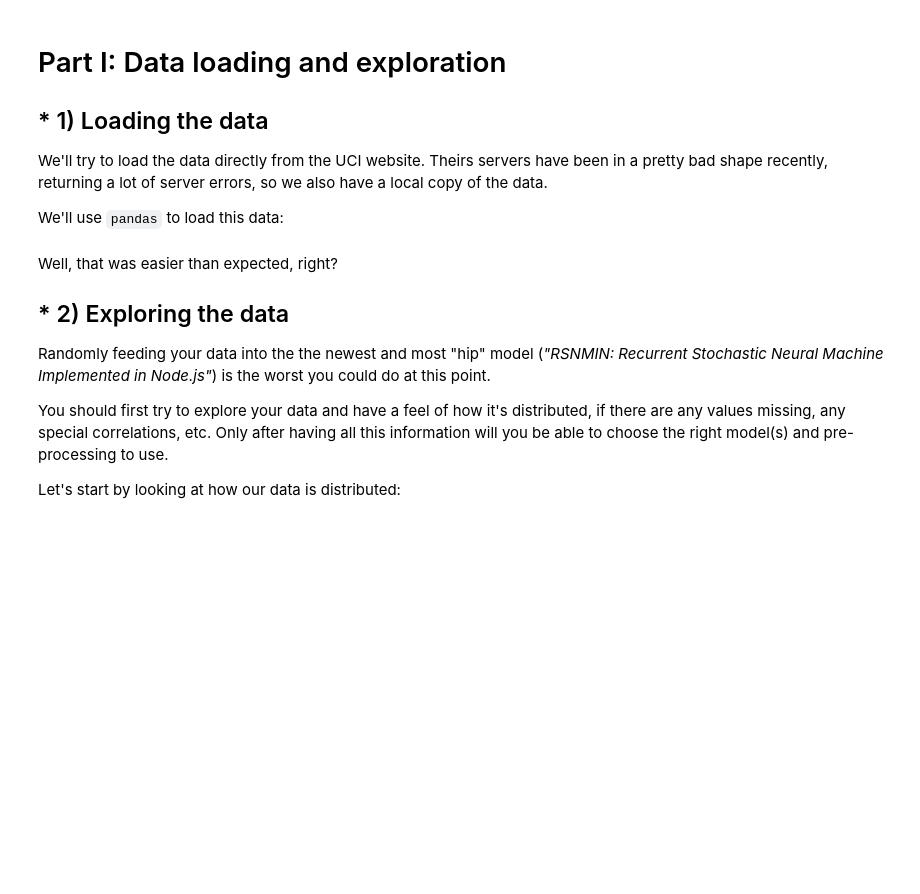
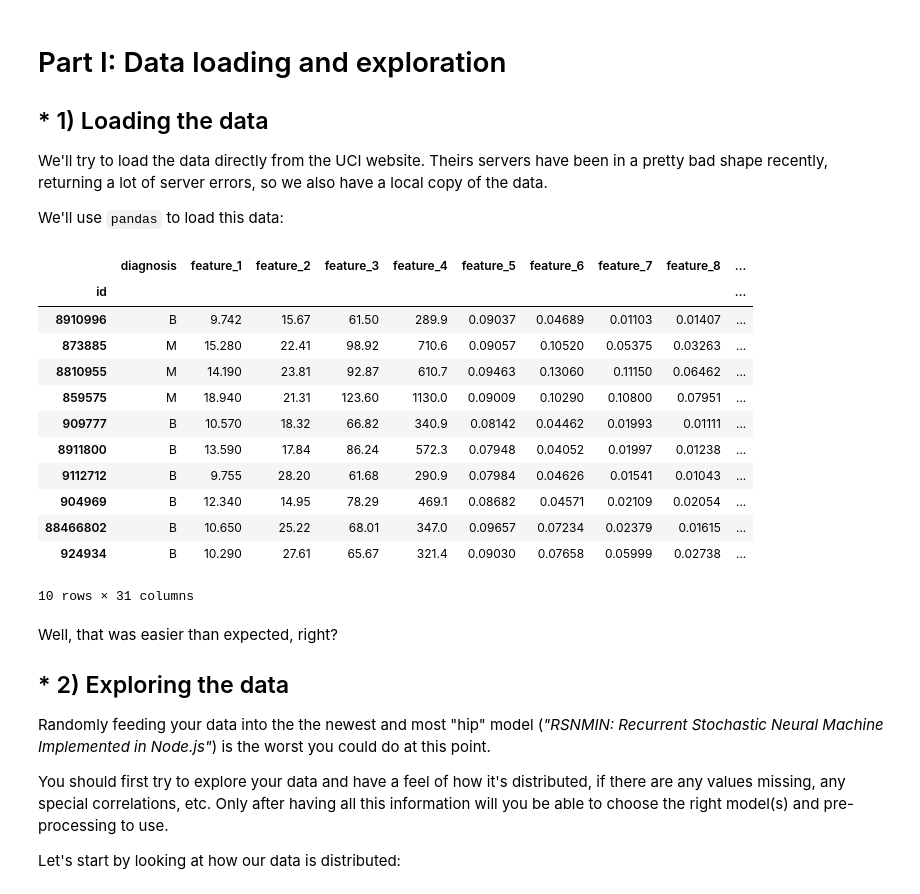
Before and after one commit to halflings/bio-data-workshop, a Jupyter notebook: notebook.ipynb, the cells around one changed output. Cells and saved outputs as stored; diff of their text form; code cells hidden in the pictures; blank space fills up the shorter version.

```diff
--- a/notebook.ipynb
+++ b/notebook.ipynb
@@ -90,14 +92,30 @@ We'll use `pandas` to load this data:
 # %%
 # The dataset doesn't contain a header containing column names
 # so we generate them ourselves.
 feature_columns = ['feature_{}'.format(i) for i in range(1, 31)]
 columns = ['id', 'diagnosis'] + feature_columns
 
 # Reading data from a
 #DATA_PATH = 'https://archive.ics.uci.edu/ml/machine-learning-databases/breast-cancer-wisconsin/wdbc.data'
 DATA_PATH = 'wdbc.data'
 df = pd.read_csv(DATA_PATH, header=None, names=columns, index_col='id')
 df['diagnosis'] = df['diagnosis'].astype('category')
+
+df.sample(10)
+# %% [output]
+|  | diagnosis | feature_1 | feature_2 | feature_3 | feature_4 | feature_5 | feature_6 | feature_7 | feature_8 | ... |
+| id |  |  |  |  |  |  |  |  |  | ... |
+| 8910996 | B | 9.742 | 15.67 | 61.50 | 289.9 | 0.09037 | 0.04689 | 0.01103 | 0.01407 | ... |
+| 873885 | M | 15.280 | 22.41 | 98.92 | 710.6 | 0.09057 | 0.10520 | 0.05375 | 0.03263 | ... |
+| 8810955 | M | 14.190 | 23.81 | 92.87 | 610.7 | 0.09463 | 0.13060 | 0.11150 | 0.06462 | ... |
+| 859575 | M | 18.940 | 21.31 | 123.60 | 1130.0 | 0.09009 | 0.10290 | 0.10800 | 0.07951 | ... |
+| 909777 | B | 10.570 | 18.32 | 66.82 | 340.9 | 0.08142 | 0.04462 | 0.01993 | 0.01111 | ... |
+| 8911800 | B | 13.590 | 17.84 | 86.24 | 572.3 | 0.07948 | 0.04052 | 0.01997 | 0.01238 | ... |
+| 9112712 | B | 9.755 | 28.20 | 61.68 | 290.9 | 0.07984 | 0.04626 | 0.01541 | 0.01043 | ... |
+| 904969 | B | 12.340 | 14.95 | 78.29 | 469.1 | 0.08682 | 0.04571 | 0.02109 | 0.02054 | ... |
+| 88466802 | B | 10.650 | 25.22 | 68.01 | 347.0 | 0.09657 | 0.07234 | 0.02379 | 0.01615 | ... |
+| 924934 | B | 10.290 | 27.61 | 65.67 | 321.4 | 0.09030 | 0.07658 | 0.05999 | 0.02738 | ... |
+10 rows × 31 columns
 # %% [markdown]
 Well, that was easier than expected, right?
 
```
Also changed, not shown: parts of 13 cells of this notebook.
